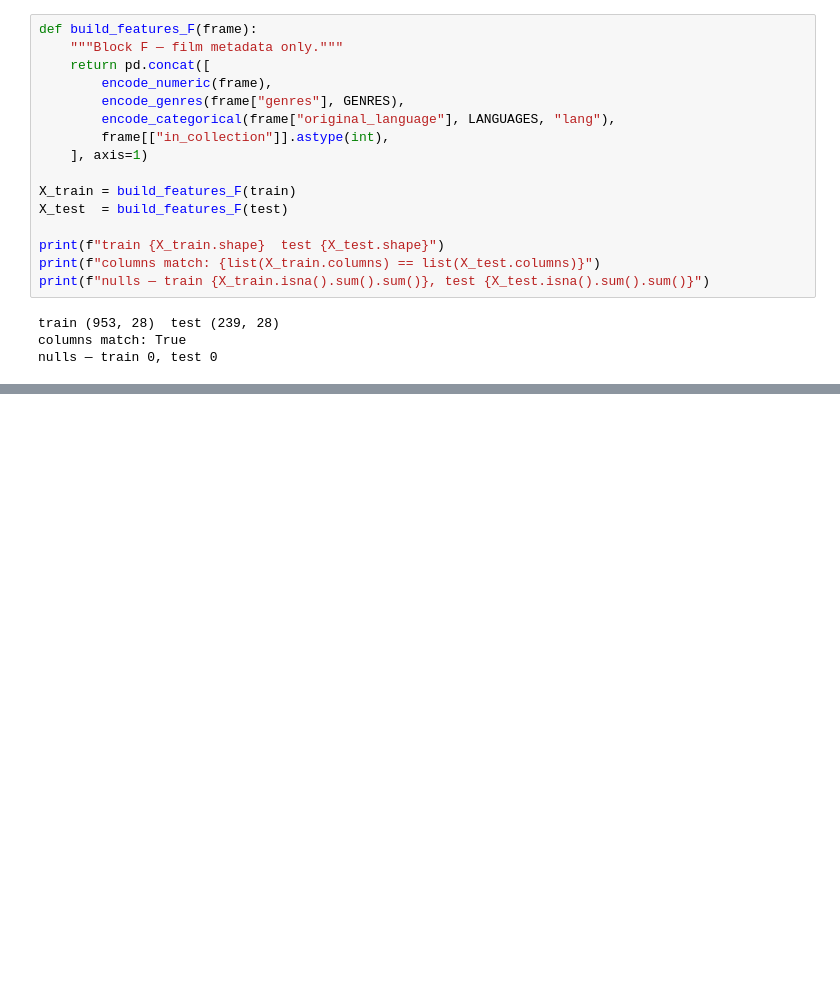
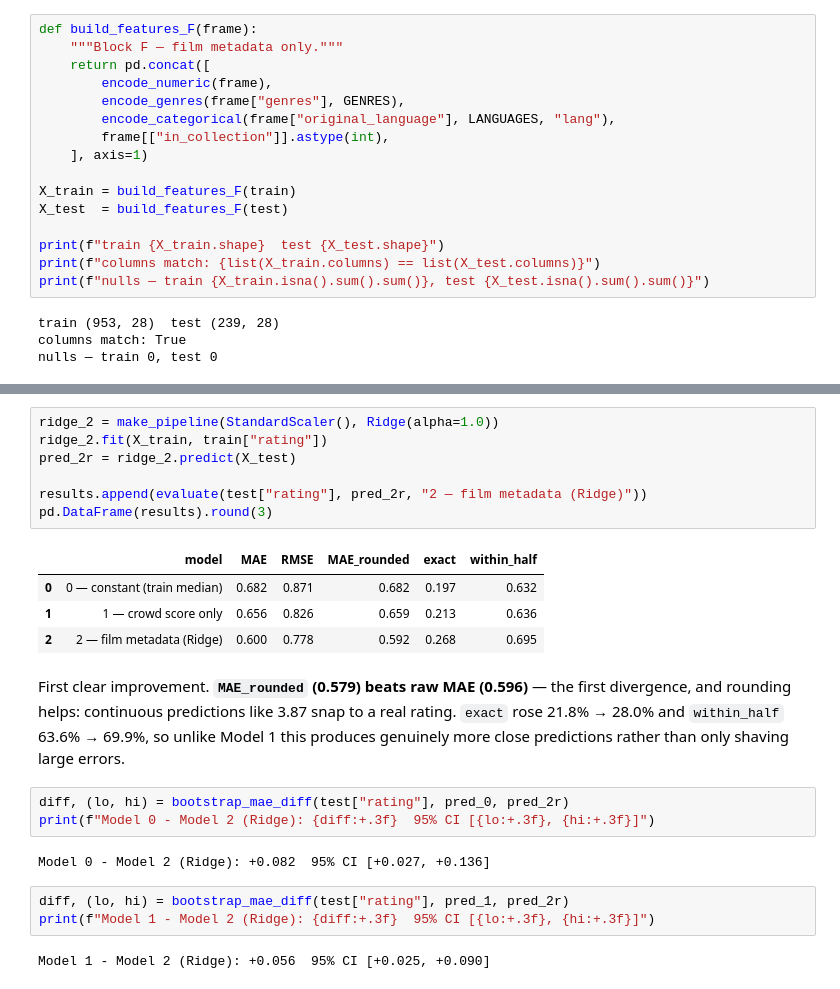
Before and after one commit to Roborohan/Letterboxd-Regression-Capstone, a Jupyter notebook: 04_models.ipynb, the cells around one changed output, grey strips where cells are left out. Cells and saved outputs as stored; diff of their text form; blank space fills up the shorter version.

Commit message:
Added Ridge Model

```diff
--- a/04_models.ipynb
+++ b/04_models.ipynb
@@ -484,0 +494,27 @@ nulls — train 0, test 0
+# %%
+ridge_2 = make_pipeline(StandardScaler(), Ridge(alpha=1.0))
+ridge_2.fit(X_train, train["rating"])
+pred_2r = ridge_2.predict(X_test)
+
+results.append(evaluate(test["rating"], pred_2r, "2 — film metadata (Ridge)"))
+pd.DataFrame(results).round(3)
+# %% [output]
+|  | model | MAE | RMSE | MAE_rounded | exact | within_half |
+| 0 | 0 — constant (train median) | 0.682 | 0.871 | 0.682 | 0.197 | 0.632 |
+| 1 | 1 — crowd score only | 0.656 | 0.826 | 0.659 | 0.213 | 0.636 |
+| 2 | 2 — film metadata (Ridge) | 0.600 | 0.778 | 0.592 | 0.268 | 0.695 |
+# %% [markdown]
+First clear improvement. **`MAE_rounded` (0.579) beats raw MAE (0.596)** — the
+first divergence, and rounding helps: continuous predictions like 3.87 snap to a real
+rating. `exact` rose 21.8% → 28.0% and `within_half` 63.6% → 69.9%, so unlike Model 1
+this produces genuinely more close predictions rather than only shaving large errors.
+# %%
+diff, (lo, hi) = bootstrap_mae_diff(test["rating"], pred_0, pred_2r)
+print(f"Model 0 - Model 2 (Ridge): {diff:+.3f}  95% CI [{lo:+.3f}, {hi:+.3f}]")
+# %% [output]
+Model 0 - Model 2 (Ridge): +0.082  95% CI [+0.027, +0.136]
+# %%
+diff, (lo, hi) = bootstrap_mae_diff(test["rating"], pred_1, pred_2r)
+print(f"Model 1 - Model 2 (Ridge): {diff:+.3f}  95% CI [{lo:+.3f}, {hi:+.3f}]")
+# %% [output]
+Model 1 - Model 2 (Ridge): +0.056  95% CI [+0.025, +0.090]
```
Also changed, not shown: parts of 2 cells of this notebook.
